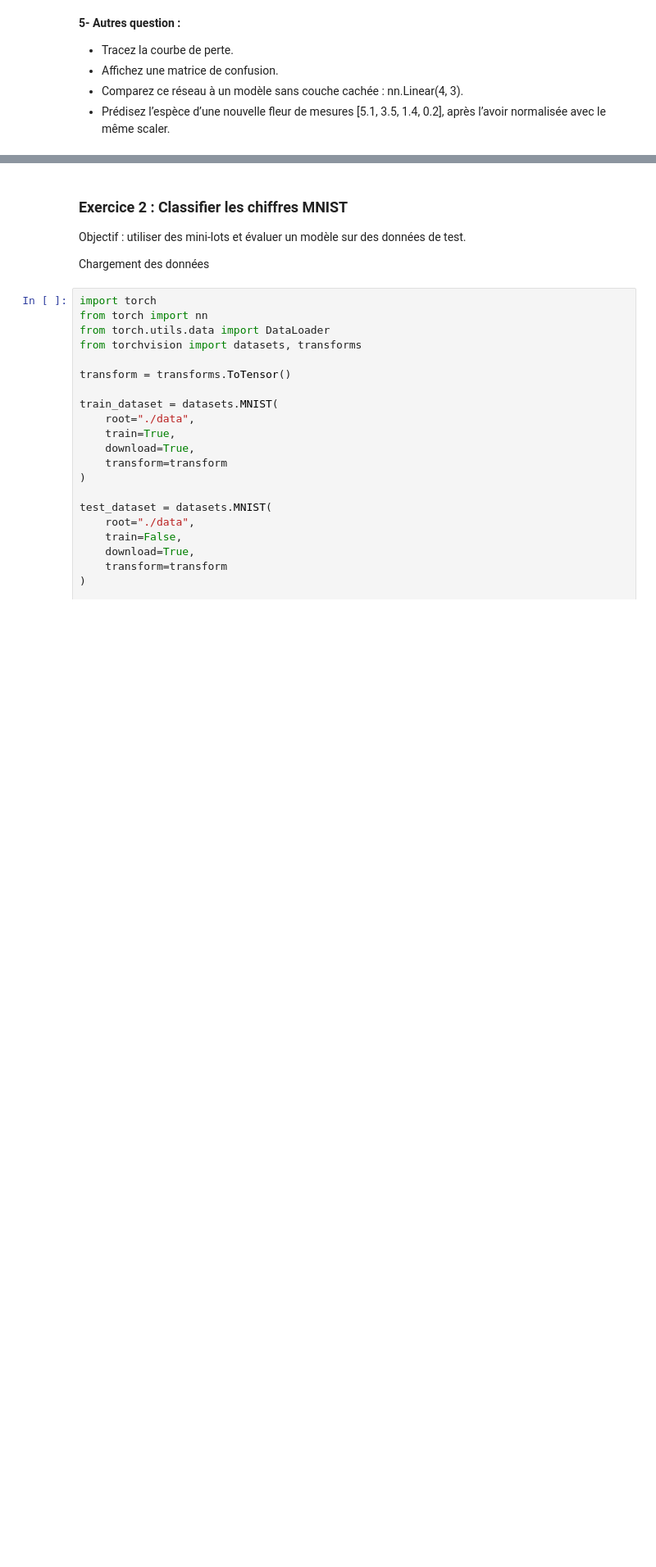
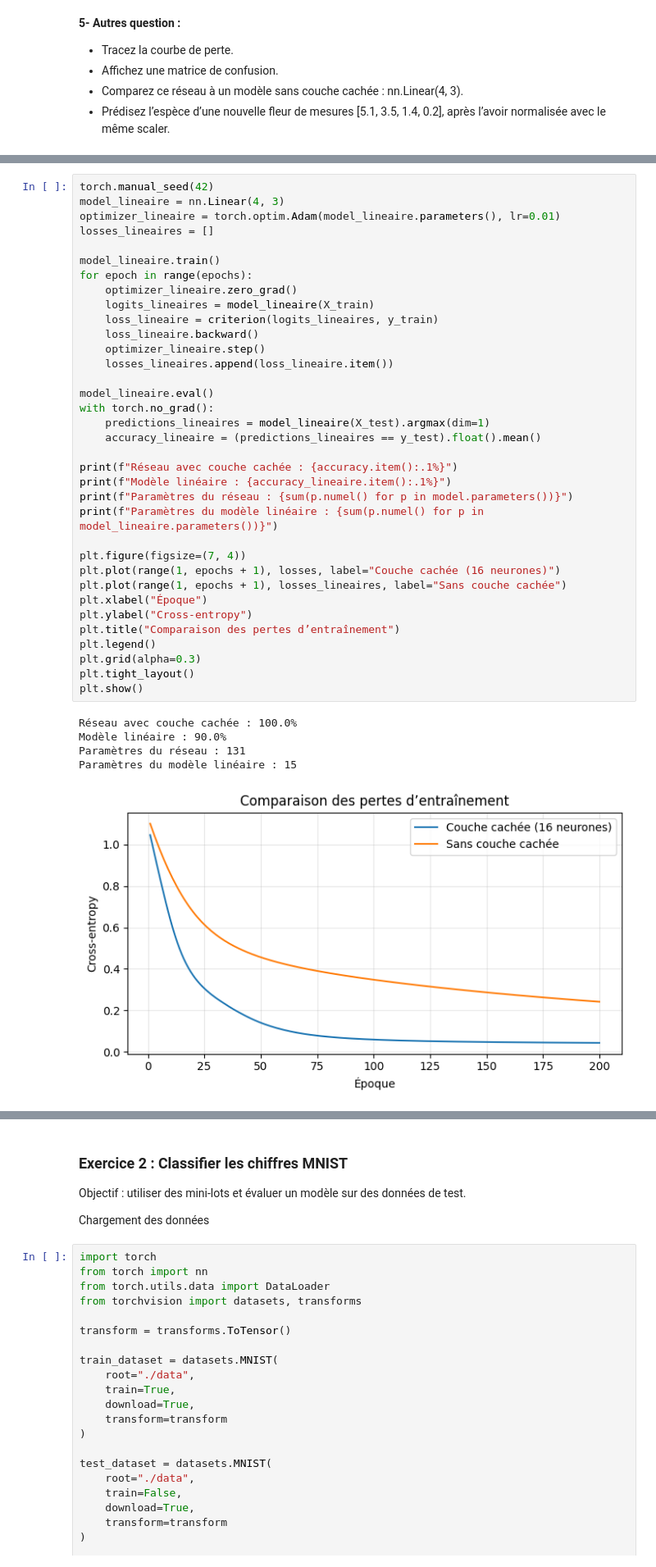
Before and after one commit to Seemo0/IAGEN-Activit-Pratique-N-1, a Jupyter notebook: Activité pratique Bases de Pytorch.ipynb, the cells around one changed output, grey strips where cells are left out. Shown at 82% size. Cells and saved outputs as stored; diff of their text form; blank space fills up the shorter version.

```diff
--- a/Activité pratique Bases de Pytorch.ipynb
+++ b/Activité pratique Bases de Pytorch.ipynb
@@ -1085,0 +1110,41 @@ Bibliothèques : torch, scikit-learn.
+# %%
+torch.manual_seed(42)
+model_lineaire = nn.Linear(4, 3)
+optimizer_lineaire = torch.optim.Adam(model_lineaire.parameters(), lr=0.01)
+losses_lineaires = []
+
+model_lineaire.train()
+for epoch in range(epochs):
+    optimizer_lineaire.zero_grad()
+    logits_lineaires = model_lineaire(X_train)
+    loss_lineaire = criterion(logits_lineaires, y_train)
+    loss_lineaire.backward()
+    optimizer_lineaire.step()
+    losses_lineaires.append(loss_lineaire.item())
+
+model_lineaire.eval()
+with torch.no_grad():
+    predictions_lineaires = model_lineaire(X_test).argmax(dim=1)
+    accuracy_lineaire = (predictions_lineaires == y_test).float().mean()
+
+print(f"Réseau avec couche cachée : {accuracy.item():.1%}")
+print(f"Modèle linéaire : {accuracy_lineaire.item():.1%}")
+print(f"Paramètres du réseau : {sum(p.numel() for p in model.parameters())}")
+print(f"Paramètres du modèle linéaire : {sum(p.numel() for p in model_lineaire.parameters())}")
+
+plt.figure(figsize=(7, 4))
+plt.plot(range(1, epochs + 1), losses, label="Couche cachée (16 neurones)")
+plt.plot(range(1, epochs + 1), losses_lineaires, label="Sans couche cachée")
+plt.xlabel("Époque")
+plt.ylabel("Cross-entropy")
+plt.title("Comparaison des pertes d’entraînement")
+plt.legend()
+plt.grid(alpha=0.3)
+plt.tight_layout()
+plt.show()
+# %% [output]
+Réseau avec couche cachée : 100.0%
+Modèle linéaire : 90.0%
+Paramètres du réseau : 131
+Paramètres du modèle linéaire : 15
+[figure, added]
```
Also changed, not shown: parts of 10 cells of this notebook.
